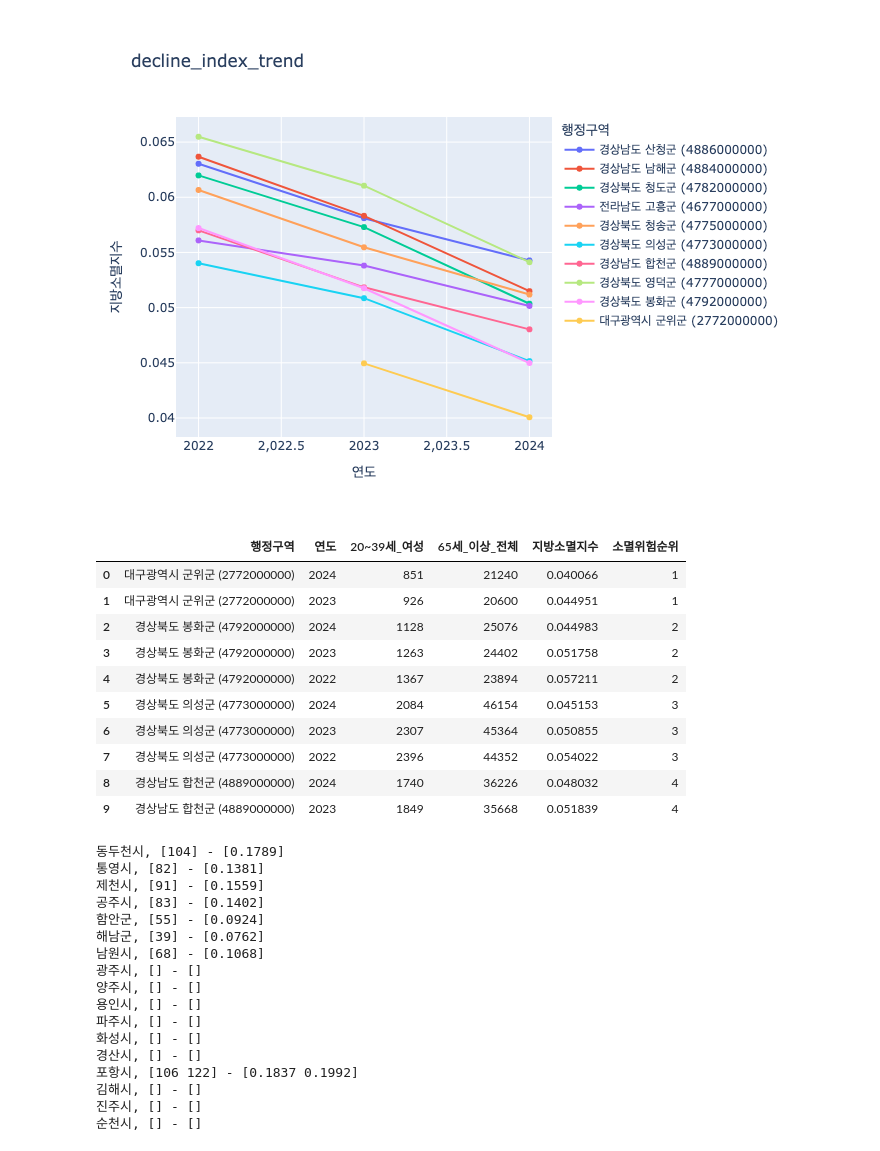
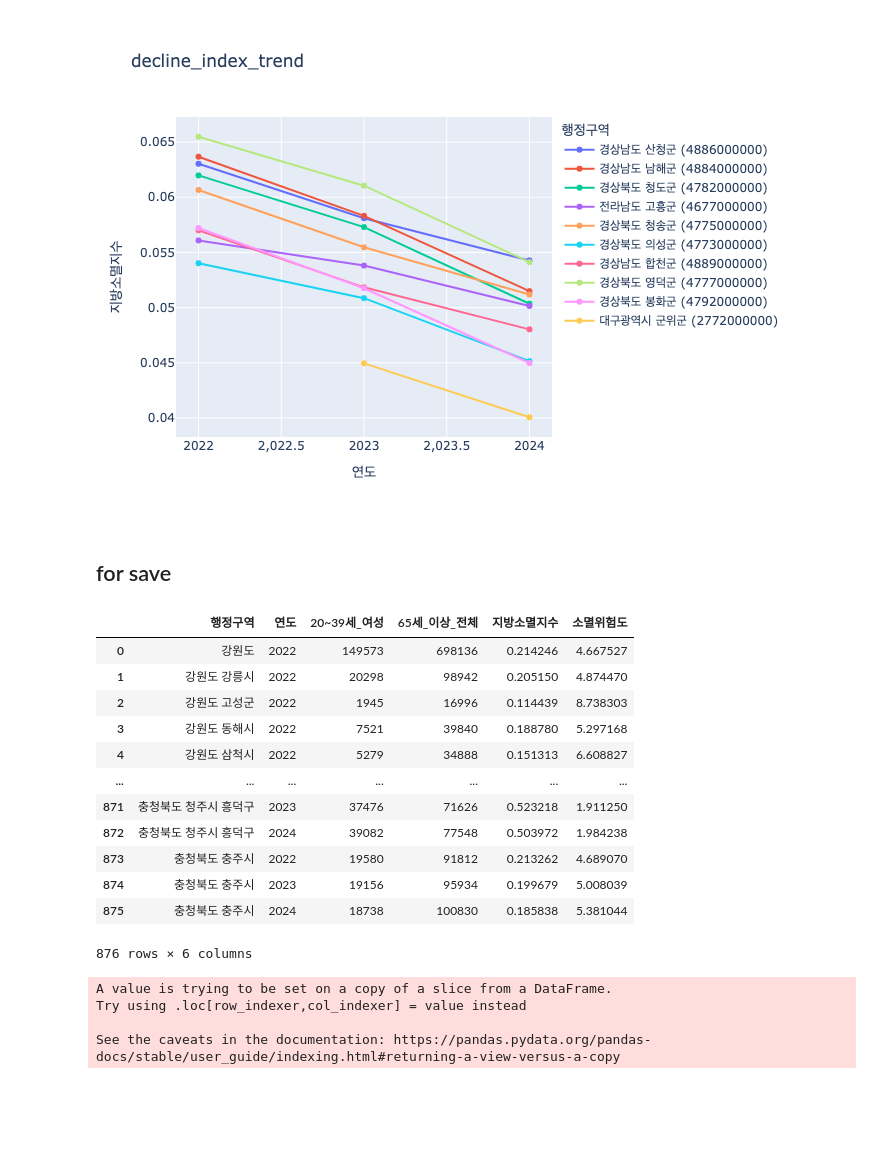
Before and after one commit to iju298/REFrame, a Jupyter notebook: notebooks/01_data_pop_stat.ipynb, the cells around one changed output. Saved outputs shown, nothing was run; the diff lists cells and outputs as text; code cells hidden in the pictures; blank space fills up the shorter version.

```diff
--- a/notebooks/01_data_pop_stat.ipynb
+++ b/notebooks/01_data_pop_stat.ipynb
@@ -105,47 +106,38 @@ fig.show()
 pio.show(fig, renderer="png")
 # %% [output]
 [figure]
-# %%
-decline_stat_df2.head(10)
-# %% [output]
-|  | 행정구역 | 연도 | 20~39세_여성 | 65세_이상_전체 | 지방소멸지수 | 소멸위험순위 |
-| 0 | 대구광역시 군위군 (2772000000) | 2024 | 851 | 21240 | 0.040066 | 1 |
-| 1 | 대구광역시 군위군 (2772000000) | 2023 | 926 | 20600 | 0.044951 | 1 |
-| 2 | 경상북도 봉화군 (4792000000) | 2024 | 1128 | 25076 | 0.044983 | 2 |
-| 3 | 경상북도 봉화군 (4792000000) | 2023 | 1263 | 24402 | 0.051758 | 2 |
-| 4 | 경상북도 봉화군 (4792000000) | 2022 | 1367 | 23894 | 0.057211 | 2 |
-| 5 | 경상북도 의성군 (4773000000) | 2024 | 2084 | 46154 | 0.045153 | 3 |
-| 6 | 경상북도 의성군 (4773000000) | 2023 | 2307 | 45364 | 0.050855 | 3 |
-| 7 | 경상북도 의성군 (4773000000) | 2022 | 2396 | 44352 | 0.054022 | 3 |
-| 8 | 경상남도 합천군 (4889000000) | 2024 | 1740 | 36226 | 0.048032 | 4 |
-| 9 | 경상남도 합천군 (4889000000) | 2023 | 1849 | 35668 | 0.051839 | 4 |
-# %%
-region_list = [
-    '동두천시', '통영시', '제천시', '공주시', '함안군', '해남군', '남원시', '광주시', '양주시', '용인시',
-    '파주시', '화성시', '경산시', '포항시', '김해시', '진주시', '순천시'
-
-]
-for region_ in region_list:
-    temp_df = decline_stat_df2[decline_stat_df2['행정구역'].str.contains(region_)]
-    decline_value = temp_df[temp_df['연도']==2024]['지방소멸지수'].to_numpy()
-    print(f"{region_}, {temp_df['소멸위험순위'].unique()} - {np.round(decline_value, 4)}")
-# %% [output]
-동두천시, [104] - [0.1789]
-통영시, [82] - [0.1381]
-제천시, [91] - [0.1559]
-공주시, [83] - [0.1402]
-함안군, [55] - [0.0924]
-해남군, [39] - [0.0762]
-남원시, [68] - [0.1068]
-광주시, [] - []
-양주시, [] - []
-용인시, [] - []
-파주시, [] - []
-화성시, [] - []
-경산시, [] - []
-포항시, [106 122] - [0.1837 0.1992]
-김해시, [] - []
-진주시, [] - []
-순천시, [] - []
+# %% [markdown]
+## for save
 # %%
 decline_df['행정구역'] = decline_df['행정구역'].str.replace(r'\s*\(.*\)', '', regex=True)
+
+decline_df['소멸위험도'] = 1 / decline_df['지방소멸지수'].replace(0, np.nan)
+decline_df['소멸위험도'] = decline_df['소멸위험도'].fillna(decline_df['소멸위험도'].max())  # 0으로 나누는 경우 max값 대체
+# %%
+decline_df
+# %% [output]
+|  | 행정구역 | 연도 | 20~39세_여성 | 65세_이상_전체 | 지방소멸지수 | 소멸위험도 |
+| 0 | 강원도 | 2022 | 149573 | 698136 | 0.214246 | 4.667527 |
+| 1 | 강원도 강릉시 | 2022 | 20298 | 98942 | 0.205150 | 4.874470 |
+| 2 | 강원도 고성군 | 2022 | 1945 | 16996 | 0.114439 | 8.738303 |
+| 3 | 강원도 동해시 | 2022 | 7521 | 39840 | 0.188780 | 5.297168 |
+| 4 | 강원도 삼척시 | 2022 | 5279 | 34888 | 0.151313 | 6.608827 |
+| ... | ... | ... | ... | ... | ... | ... |
+| 871 | 충청북도 청주시 흥덕구 | 2023 | 37476 | 71626 | 0.523218 | 1.911250 |
+| 872 | 충청북도 청주시 흥덕구 | 2024 | 39082 | 77548 | 0.503972 | 1.984238 |
+| 873 | 충청북도 충주시 | 2022 | 19580 | 91812 | 0.213262 | 4.689070 |
+| 874 | 충청북도 충주시 | 2023 | 19156 | 95934 | 0.199679 | 5.008039 |
+| 875 | 충청북도 충주시 | 2024 | 18738 | 100830 | 0.185838 | 5.381044 |
+876 rows × 6 columns
+# %%
+pattern = r'^(.*도|.*특별시|.*광역시|.*자치시|.*자치도)$'
+
+decline_df = decline_df[~(decline_df['행정구역'].str.match(pattern) & ~decline_df['행정구역'].str.contains(r'\s'))]
+decline_df.reset_index(drop=True, inplace=True)
+scaler = MinMaxScaler()
+decline_df['소멸위험도'] = scaler.fit_transform(decline_df[['소멸위험도']])
+# %% [output]
+A value is trying to be set on a copy of a slice from a DataFrame.
+Try using .loc[row_indexer,col_indexer] = value instead
+
+See the caveats in the documentation: https://pandas.pydata.org/pandas-docs/stable/user_guide/indexing.html#returning-a-view-versus-a-copy
```
Also changed, not shown: parts of 3 cells of this notebook, 3 other files.
